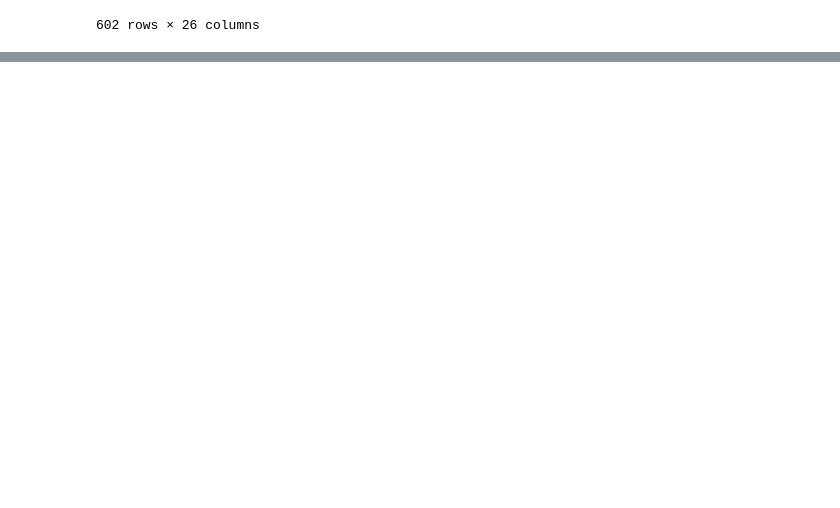
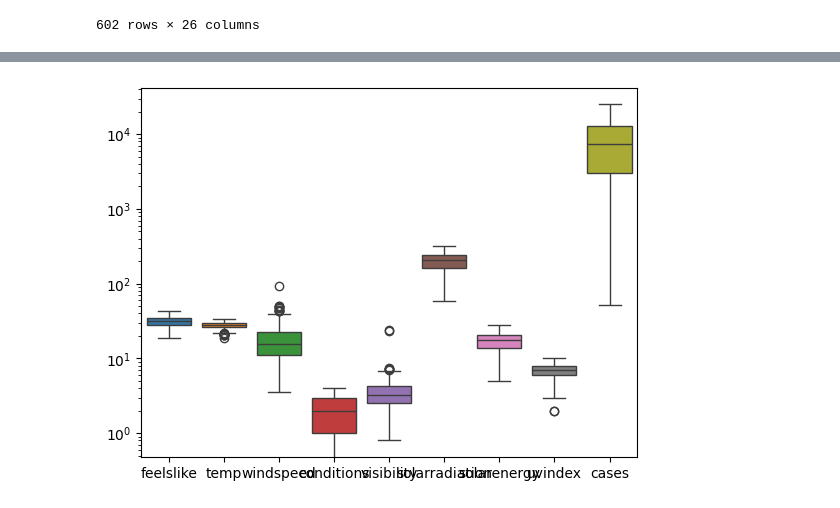
Before and after one commit to janixpl/denque, a Jupyter notebook: dengue.ipynb, the cells around one changed output, grey strips where cells are left out. Drawn from its saved outputs; the diff is of its cells as text; code cells hidden in the pictures; blank space fills up the shorter version.

```diff
--- a/dengue.ipynb
+++ b/dengue.ipynb
@@ -19,0 +40,3 @@ dengue
+# %%
+dengue = dengue.round(2)
+dengue
@@ -19,0 +57,5 @@ dengue
+# %%
+sealevelpressure_mean = dengue['sealevelpressure'].mean()
+mask = dengue['sealevelpressure'] == 0
+dengue.loc[mask, 'sealevelpressure'] = sealevelpressure_mean
+dengue[dengue['sealevelpressure'] == 0]
@@ -19,0 +135,3 @@ dengue
+# %%
+dengue_filtered2 = dengue[['feelslike', 'temp', 'windspeed', 'conditions', 'visibility', 'solarradiation', 'solarenergy', 'uvindex', 'cases']]
+dengue_filtered2
@@ -19,0 +171,5 @@ dengue
+# %%
+g = sns.boxplot(data=dengue_filtered2)
+plt.yscale('log')
+# %% [output]
+[figure, added]
```
Also changed, not shown: parts of 20 cells of this notebook.
